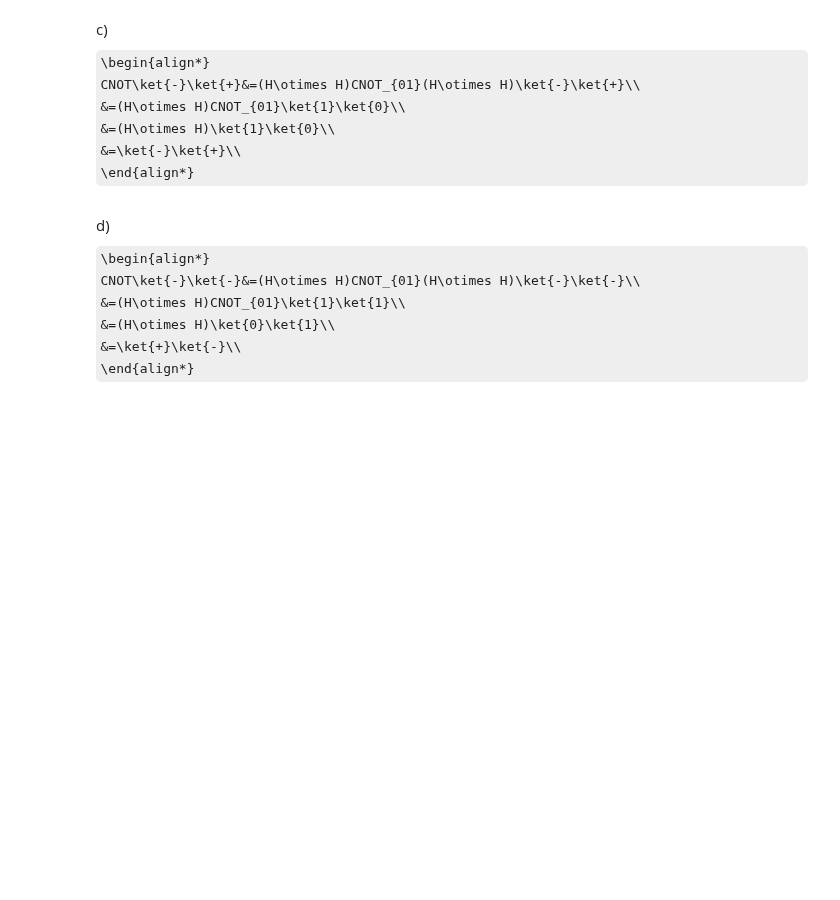
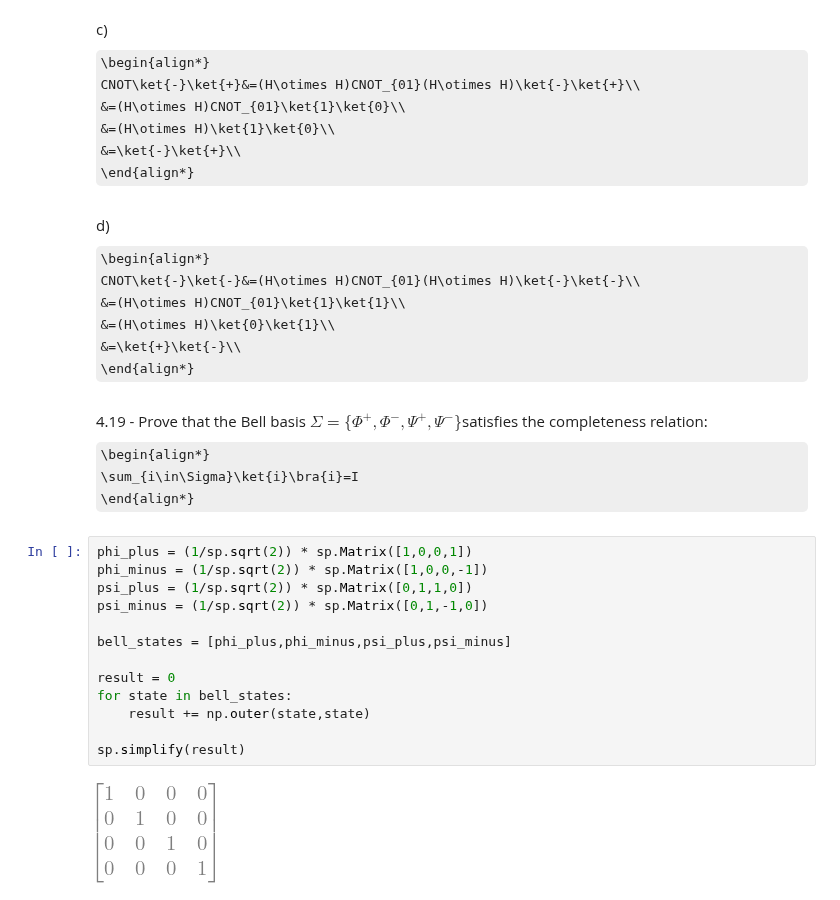
Before and after one commit to Artuk009/QuantumComputing, a Jupyter notebook: PracticeProblems_TWong/Chapter4.ipynb, the cells around one changed output. Saved outputs shown, nothing was run; the diff lists cells and outputs as text; some formulas as TeX source; blank space fills up the shorter version.

```diff
--- a/PracticeProblems_TWong/Chapter4.ipynb
+++ b/PracticeProblems_TWong/Chapter4.ipynb
@@ -543,3 +543,23 @@ CNOT\ket{-}\ket{-}&=(H\otimes H)CNOT_{01}(H\otimes H)\ket{-}\ket{-}\\
 &=(H\otimes H)\ket{0}\ket{1}\\
 &=\ket{+}\ket{-}\\
 \end{align*}
+# %% [markdown]
+4.19 - Prove that the Bell basis $\Sigma =\{\Phi^+,\Phi^-,\Psi^+,\Psi^-\}$satisfies the completeness relation:
+\begin{align*}
+\sum_{i\in\Sigma}\ket{i}\bra{i}=I
+\end{align*}
+# %%
+phi_plus = (1/sp.sqrt(2)) * sp.Matrix([1,0,0,1])
+phi_minus = (1/sp.sqrt(2)) * sp.Matrix([1,0,0,-1])
+psi_plus = (1/sp.sqrt(2)) * sp.Matrix([0,1,1,0])
+psi_minus = (1/sp.sqrt(2)) * sp.Matrix([0,1,-1,0])
+
+bell_states = [phi_plus,phi_minus,psi_plus,psi_minus]
+
+result = 0
+for state in bell_states:
+    result += np.outer(state,state)
+
+sp.simplify(result)
+# %% [output]
+[figure, added]
```
Also changed, not shown: parts of 1 cell of this notebook.
